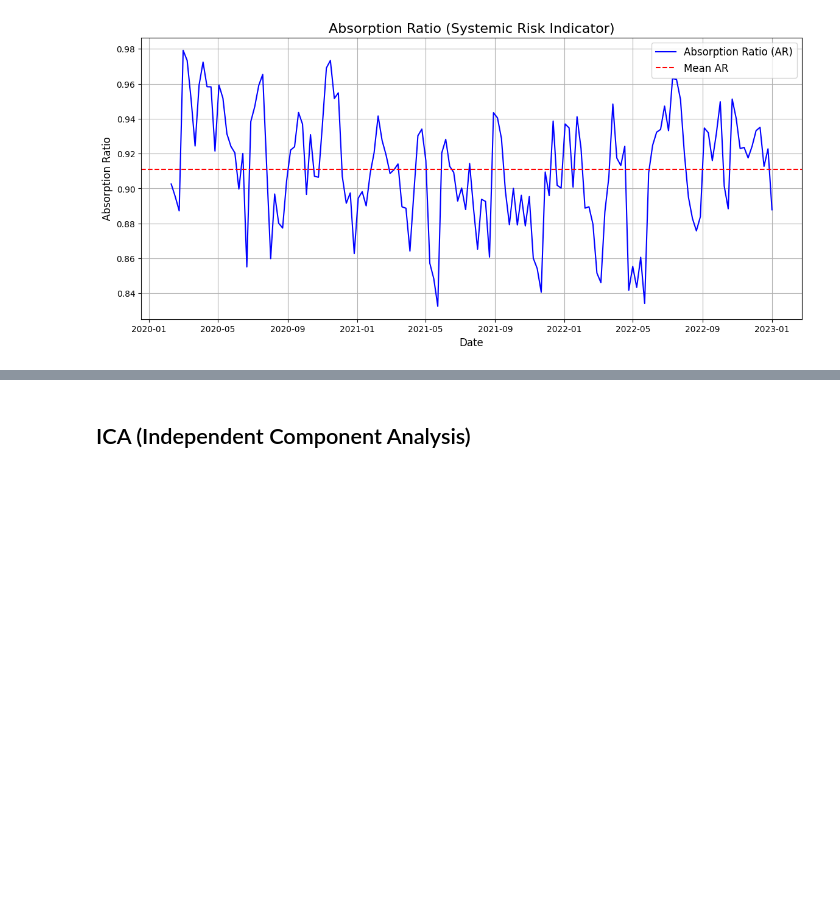
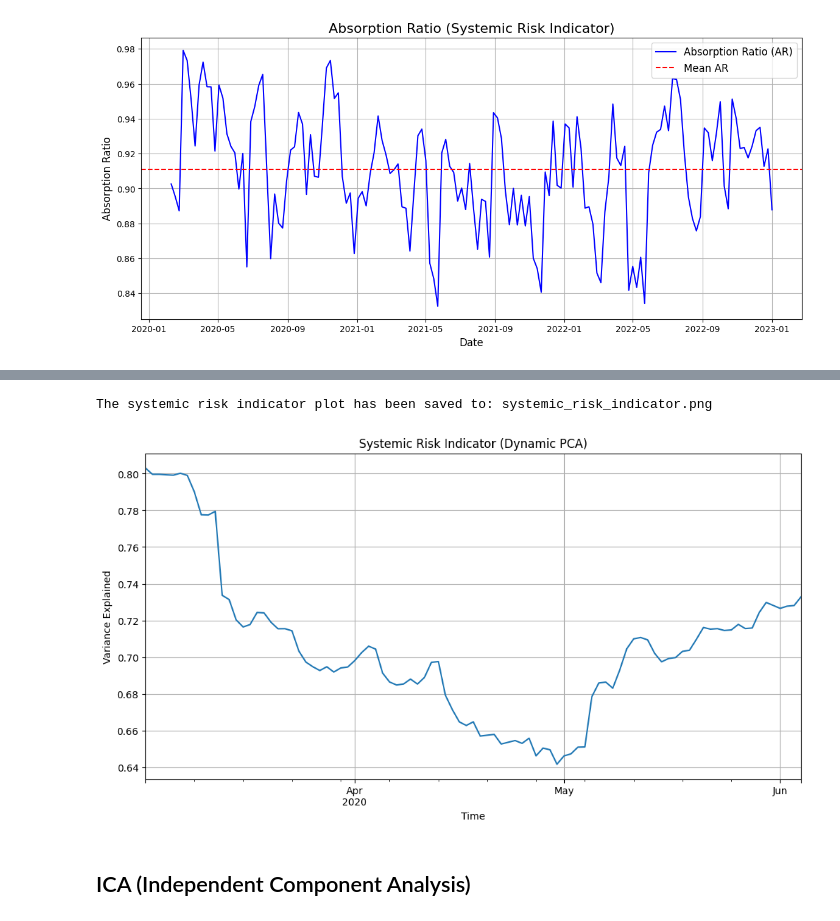
Before and after one commit to paulprayer110/stockprediction, a Jupyter notebook: FactorModel.ipynb, the cells around one changed output, grey strips where cells are left out. Drawn from its saved outputs; the diff is of its cells as text; code cells hidden in the pictures; blank space fills up the shorter version.

```diff
--- a/FactorModel.ipynb
+++ b/FactorModel.ipynb
@@ -307,3 +311,69 @@ plt.show()
+# %%
+import pandas as pd
+import numpy as np
+from sklearn.preprocessing import StandardScaler
+from sklearn.decomposition import PCA
+import matplotlib.pyplot as plt
+
+num_periods = 156
+data = rets['weekly_log']
+
+# Create a date index
+date_index = pd.date_range(start='2020-01-01', periods=num_periods, freq='D')
+data.index = date_index
+
+# Handle missing data (simple imputation - not really needed here, but good practice)
+data = data.fillna(data.mean())
+
+# Ensure stationarity (first differencing)
+data_diff = data.diff().dropna()
+
+# Standardize the data
+scaler = StandardScaler()
+scaled_data = scaler.fit_transform(data_diff)
+
+# Convert to DataFrame for easier handling
+scaled_data = pd.DataFrame(scaled_data, index=data_diff.index, columns=data_diff.columns)
+
+# Rolling window PCA
+window_size = 60  # 60 days rolling window (adjust as needed)
+n_components = 5   # Number of principal components to retain
+explained_variance_ratio_list = []
+dates = []
+
+for i in range(window_size, len(scaled_data)):
+    window = scaled_data.iloc[i-window_size:i]
+
+    # Apply PCA
+    pca = PCA(n_components=n_components)
+    pca.fit(window)
+
+    # Explained variance ratio
+    explained_variance_ratio = pca.explained_variance_ratio_
+    explained_variance_ratio_list.append(explained_variance_ratio)
+    dates.append(scaled_data.index[i])
+
+# Convert to DataFrame for easier handling
+explained_variance_df = pd.DataFrame(explained_variance_ratio_list, index=dates)
+explained_variance_df.columns = [f'PC{i+1}' for i in range(n_components)]
+
+# Systemic Risk Indicator: Sum of variance explained by the first few components
+systemic_risk_indicator = explained_variance_df.sum(axis=1)
+
+# Plot the systemic risk indicator
+plt.figure(figsize=(12, 6))
+systemic_risk_indicator.plot(title='Systemic Risk Indicator (Dynamic PCA)')
+plt.xlabel('Time')
+plt.ylabel('Variance Explained')
+plt.grid(True)
+plt.savefig('systemic_risk_indicator.png')
+print("The systemic risk indicator plot has been saved to: systemic_risk_indicator.png")
+
+# Display the plot (optional)
+plt.show()
+# %% [output]
+The systemic risk indicator plot has been saved to: systemic_risk_indicator.png
+[figure, added]
 # %% [markdown]
 ## ICA (Independent Component Analysis)
 # %%
```
Also changed, not shown: parts of 1 cell of this notebook, 2 other files.
